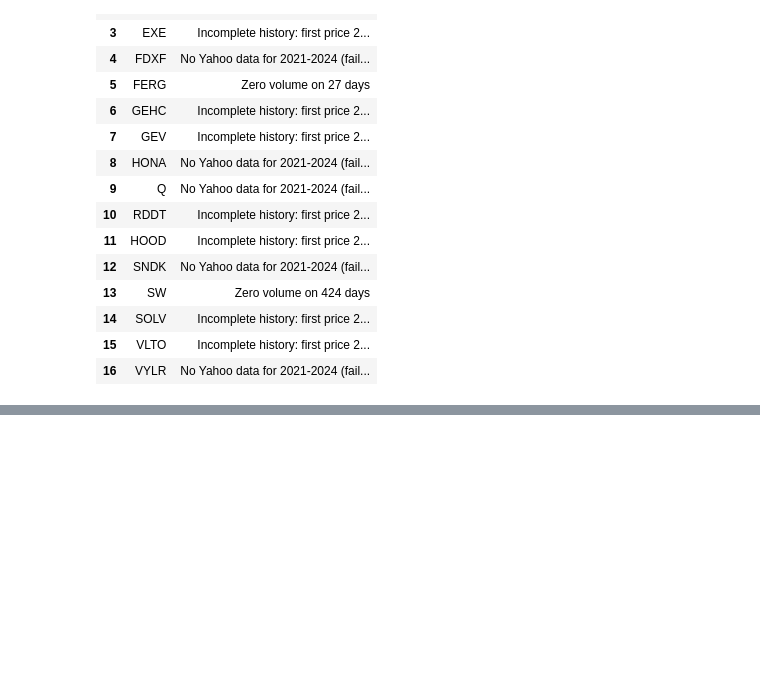
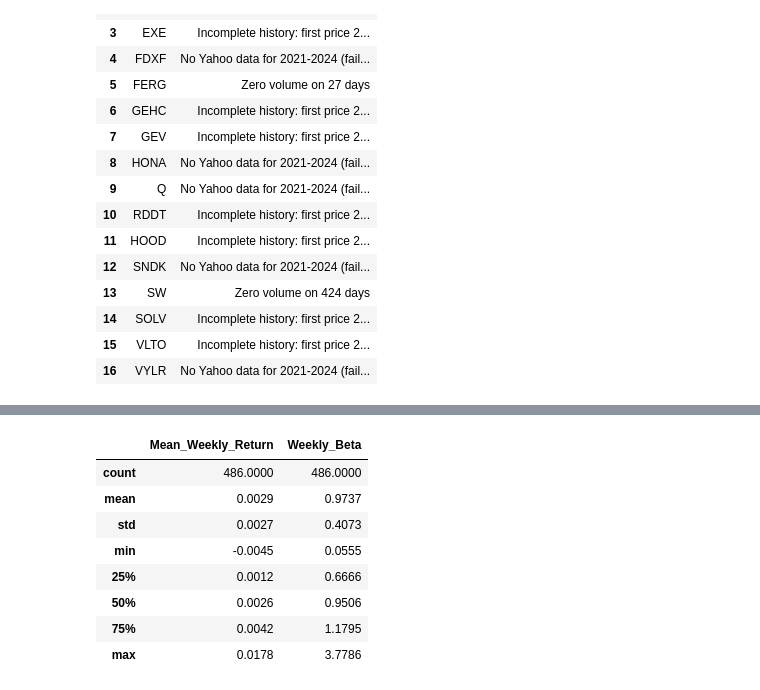
Before and after one commit to makaog5-sudo/CRM-SP500, a Jupyter notebook: CRM_stock_Analysis.ipynb, the cells around one changed output, grey strips where cells are left out. Drawn from its saved outputs; the diff is of its cells as text; code cells hidden in the pictures; blank space fills up the shorter version.

```diff
--- a/CRM_stock_Analysis.ipynb
+++ b/CRM_stock_Analysis.ipynb
@@ -172,0 +246,12 @@ dtype: float64
+# %%
+features[["Mean_Weekly_Return", "Weekly_Beta"]].describe().round(4)
+# %% [output]
+|  | Mean_Weekly_Return | Weekly_Beta |
+| count | 486.0000 | 486.0000 |
+| mean | 0.0029 | 0.9737 |
+| std | 0.0027 | 0.4073 |
+| min | -0.0045 | 0.0555 |
+| 25% | 0.0012 | 0.6666 |
+| 50% | 0.0026 | 0.9506 |
+| 75% | 0.0042 | 1.1795 |
+| max | 0.0178 | 3.7786 |
```
Also changed, not shown: parts of 3 cells of this notebook.
